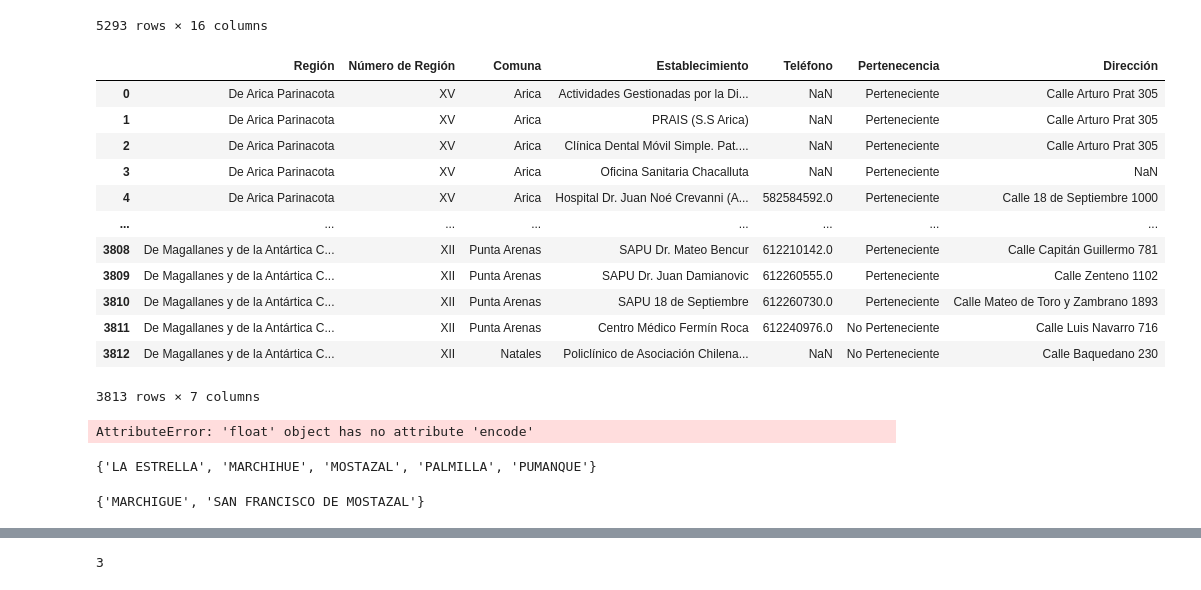
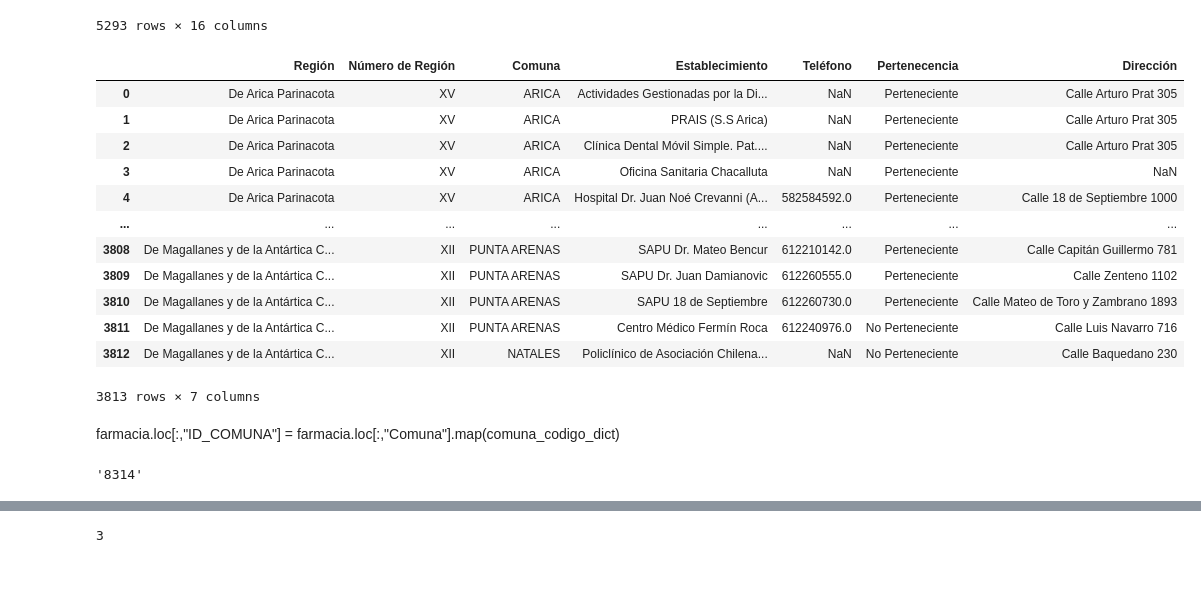
Before and after one commit to Utmite/imt2200-project, a Jupyter notebook: src/database.ipynb, the cells around one changed output, grey strips where cells are left out. Cells and saved outputs as stored; diff of their text form; code cells hidden in the pictures.

```diff
--- a/src/database.ipynb
+++ b/src/database.ipynb
@@ -45,37 +45,34 @@ farmacia
 5293 rows × 16 columns
 # %%
 recintos_de_salud = pd.read_csv('./database/recintos_de_salud.csv', sep=";")
+recintos_de_salud["Comuna"] = recintos_de_salud["Comuna"].str.upper()
+recintos_de_salud["Comuna"] = recintos_de_salud["Comuna"].apply(unidecode)
 recintos_de_salud
 # %% [output]
 |  | Región | Número de Región | Comuna | Establecimiento | Teléfono | Pertenecencia | Dirección |
-| 0 | De Arica Parinacota | XV | Arica | Actividades Gestionadas por la Di... | NaN | Perteneciente | Calle Arturo Prat 305 |
-| 1 | De Arica Parinacota | XV | Arica | PRAIS (S.S Arica) | NaN | Perteneciente | Calle Arturo Prat 305 |
-| 2 | De Arica Parinacota | XV | Arica | Clínica Dental Móvil Simple. Pat.... | NaN | Perteneciente | Calle Arturo Prat 305 |
-| 3 | De Arica Parinacota | XV | Arica | Oficina Sanitaria Chacalluta | NaN | Perteneciente | NaN |
-| 4 | De Arica Parinacota | XV | Arica | Hospital Dr. Juan Noé Crevanni (A... | 582584592.0 | Perteneciente | Calle 18 de Septiembre 1000 |
+| 0 | De Arica Parinacota | XV | ARICA | Actividades Gestionadas por la Di... | NaN | Perteneciente | Calle Arturo Prat 305 |
+| 1 | De Arica Parinacota | XV | ARICA | PRAIS (S.S Arica) | NaN | Perteneciente | Calle Arturo Prat 305 |
+| 2 | De Arica Parinacota | XV | ARICA | Clínica Dental Móvil Simple. Pat.... | NaN | Perteneciente | Calle Arturo Prat 305 |
+| 3 | De Arica Parinacota | XV | ARICA | Oficina Sanitaria Chacalluta | NaN | Perteneciente | NaN |
+| 4 | De Arica Parinacota | XV | ARICA | Hospital Dr. Juan Noé Crevanni (A... | 582584592.0 | Perteneciente | Calle 18 de Septiembre 1000 |
 | ... | ... | ... | ... | ... | ... | ... | ... |
-| 3808 | De Magallanes y de la Antártica C... | XII | Punta Arenas | SAPU Dr. Mateo Bencur | 612210142.0 | Perteneciente | Calle Capitán Guillermo 781 |
-| 3809 | De Magallanes y de la Antártica C... | XII | Punta Arenas | SAPU Dr. Juan Damianovic | 612260555.0 | Perteneciente | Calle Zenteno 1102 |
-| 3810 | De Magallanes y de la Antártica C... | XII | Punta Arenas | SAPU 18 de Septiembre | 612260730.0 | Perteneciente | Calle Mateo de Toro y Zambrano 1893 |
-| 3811 | De Magallanes y de la Antártica C... | XII | Punta Arenas | Centro Médico Fermín Roca | 612240976.0 | No Perteneciente | Calle Luis Navarro 716 |
-| 3812 | De Magallanes y de la Antártica C... | XII | Natales | Policlínico de Asociación Chilena... | NaN | No Perteneciente | Calle Baquedano 230 |
+| 3808 | De Magallanes y de la Antártica C... | XII | PUNTA ARENAS | SAPU Dr. Mateo Bencur | 612210142.0 | Perteneciente | Calle Capitán Guillermo 781 |
+| 3809 | De Magallanes y de la Antártica C... | XII | PUNTA ARENAS | SAPU Dr. Juan Damianovic | 612260555.0 | Perteneciente | Calle Zenteno 1102 |
+| 3810 | De Magallanes y de la Antártica C... | XII | PUNTA ARENAS | SAPU 18 de Septiembre | 612260730.0 | Perteneciente | Calle Mateo de Toro y Zambrano 1893 |
+| 3811 | De Magallanes y de la Antártica C... | XII | PUNTA ARENAS | Centro Médico Fermín Roca | 612240976.0 | No Perteneciente | Calle Luis Navarro 716 |
+| 3812 | De Magallanes y de la Antártica C... | XII | NATALES | Policlínico de Asociación Chilena... | NaN | No Perteneciente | Calle Baquedano 230 |
 3813 rows × 7 columns
 # %%
 censo = pd.read_csv('./database/Cantidad-de-Personas-por-Sexo-y-Edad.csv', sep=";")
 censo["NOMBRE COMUNA"] = censo["NOMBRE COMUNA"].str.upper()
 censo["NOMBRE COMUNA"] = censo["NOMBRE COMUNA"].apply(unidecode)
-len(censo["NOMBRE COMUNA"].unique())
+censo_id = censo.drop_duplicates(subset="NOMBRE COMUNA")
+censo_id = censo_id.loc[1:,:]
+censo_id = censo_id[["NOMBRE COMUNA", "Código Comuna"]]
+# comuna_codigo_dict = censo_id.set_index("NOMBRE COMUNA")["Código Comuna"].to_dict()
+# with open("./util/comuna2id.json", "w") as archivo:
+#     x = json.dumps(comuna_codigo_dict)
+#     archivo.write(x)
-# %% [output]
-AttributeError: 'float' object has no attribute 'encode'
 # %%
 farmacias_ohiggins = farmacia[farmacia["Región"] == "OHIGGINS"]
 censo_ohiggins = censo[censo["NOMBRE REGIÓN"] == "LIBERTADOR GENERAL BERNARDO O'HIGGINS"]
-# %%
-
-(set(censo_ohiggins["NOMBRE COMUNA"].unique()) - set(farmacias_ohiggins["Comuna"].unique()))
-# %% [output]
-{'LA ESTRELLA', 'MARCHIHUE', 'MOSTAZAL', 'PALMILLA', 'PUMANQUE'}
-# %%
-(set(farmacias_ohiggins["Comuna"].unique())) - set(censo_ohiggins["NOMBRE COMUNA"].unique())
-# %% [output]
-{'MARCHIGUE', 'SAN FRANCISCO DE MOSTAZAL'}
@@ -81,0 +84,6 @@ censo_ohiggins = censo[censo["NOMBRE REGIÓN"] == "LIBERTADOR GENERAL BERNARDO O
+# %% [markdown]
+farmacia.loc[:,"ID_COMUNA"] = farmacia.loc[:,"Comuna"].map(comuna_codigo_dict)
+# %%
+comuna_codigo_dict["ALTO BIO BIO"]
+# %% [output]
+'8314'
```
Also changed, not shown: parts of 9 cells of this notebook, 1 other file.
